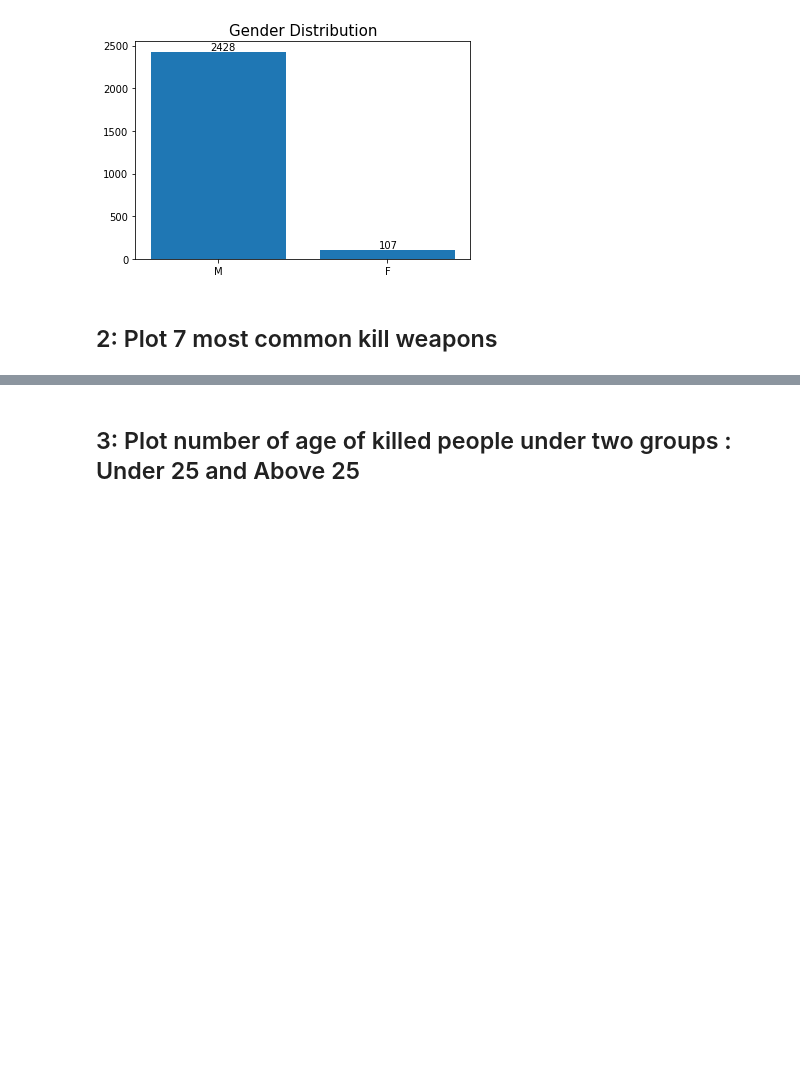
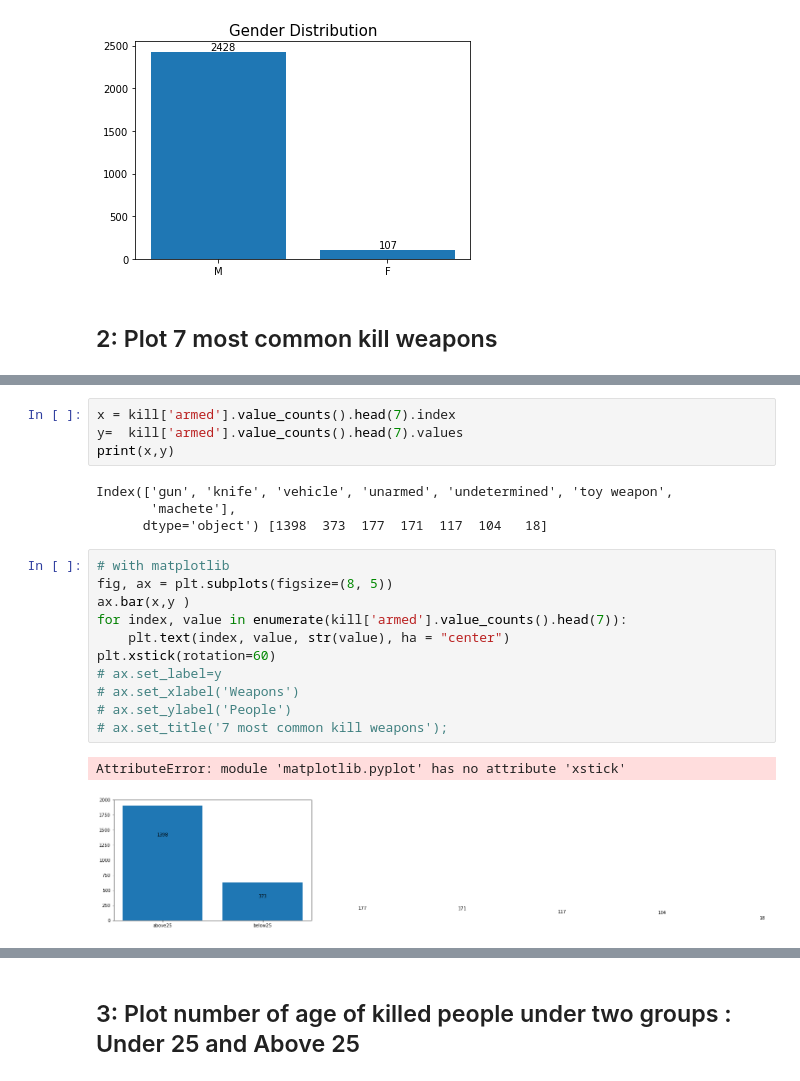
Before and after one commit to bulent-1111/Data_Science, a Jupyter notebook: Assignment/MatPlotLib_Assignment_1_student.ipynb, the cells around one changed output, grey strips where cells are left out. Cells and saved outputs as stored; diff of their text form; blank space fills up the shorter version.

```diff
--- a/Assignment/MatPlotLib_Assignment_1_student.ipynb
+++ b/Assignment/MatPlotLib_Assignment_1_student.ipynb
@@ -44,2 +118,24 @@ kill = pd.read_csv('PoliceKillingsUS.csv', encoding="windows-1252")
+# %%
+x = kill['armed'].value_counts().head(7).index
+y=  kill['armed'].value_counts().head(7).values
+print(x,y)
+# %% [output]
+Index(['gun', 'knife', 'vehicle', 'unarmed', 'undetermined', 'toy weapon',
+       'machete'],
+      dtype='object') [1398  373  177  171  117  104   18]
+# %%
+# with matplotlib
+fig, ax = plt.subplots(figsize=(8, 5))
+ax.bar(x,y )
+for index, value in enumerate(kill['armed'].value_counts().head(7)):
+    plt.text(index, value, str(value), ha = "center")
+plt.xstick(rotation=60)
+# ax.set_label=y
+# ax.set_xlabel('Weapons')
+# ax.set_ylabel('People')
+# ax.set_title('7 most common kill weapons');
+# %% [output]
+AttributeError: module 'matplotlib.pyplot' has no attribute 'xstick'
+[figure, added]
 # %%
 # %% [output]
```
Also changed, not shown: parts of 22 cells of this notebook, 2 other files.
